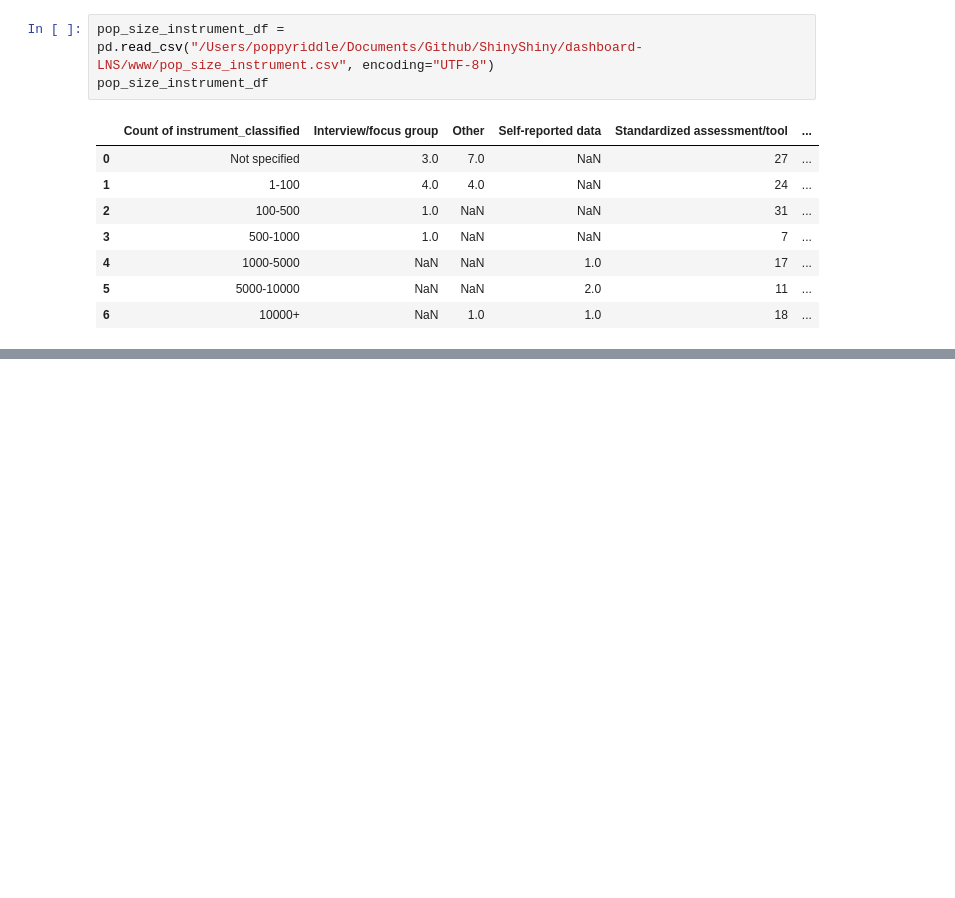
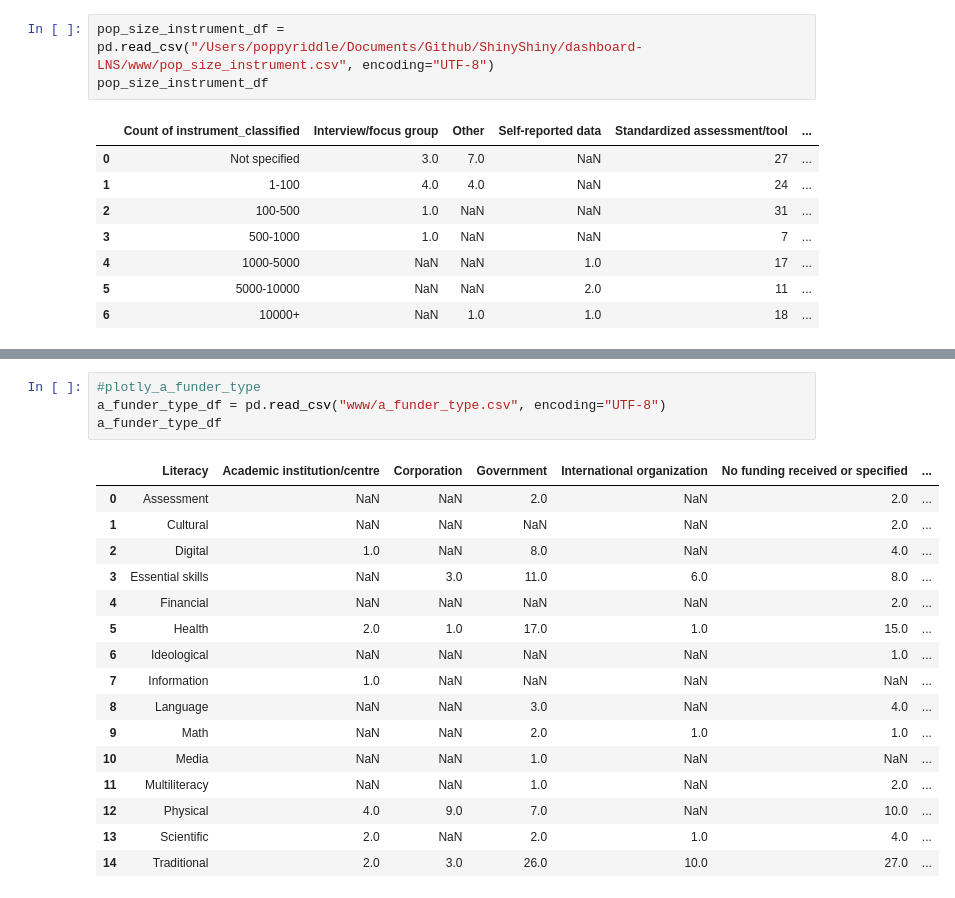
Before and after one commit to poppy-nicolette/ShinyShiny, a Jupyter notebook: dashboard-LNS/test_plots.ipynb, the cells around one changed output, grey strips where cells are left out. Cells and saved outputs as stored; diff of their text form; blank space fills up the shorter version.

```diff
--- a/dashboard-LNS/test_plots.ipynb
+++ b/dashboard-LNS/test_plots.ipynb
@@ -37,0 +64,21 @@ fig
+# %%
+#plotly_a_funder_type
+a_funder_type_df = pd.read_csv("www/a_funder_type.csv", encoding="UTF-8")
+a_funder_type_df
+# %% [output]
+|  | Literacy | Academic institution/centre | Corporation | Government | International organization | No funding received or specified | ... |
+| 0 | Assessment | NaN | NaN | 2.0 | NaN | 2.0 | ... |
+| 1 | Cultural | NaN | NaN | NaN | NaN | 2.0 | ... |
+| 2 | Digital | 1.0 | NaN | 8.0 | NaN | 4.0 | ... |
+| 3 | Essential skills | NaN | 3.0 | 11.0 | 6.0 | 8.0 | ... |
+| 4 | Financial | NaN | NaN | NaN | NaN | 2.0 | ... |
+| 5 | Health | 2.0 | 1.0 | 17.0 | 1.0 | 15.0 | ... |
+| 6 | Ideological | NaN | NaN | NaN | NaN | 1.0 | ... |
+| 7 | Information | 1.0 | NaN | NaN | NaN | NaN | ... |
+| 8 | Language | NaN | NaN | 3.0 | NaN | 4.0 | ... |
+| 9 | Math | NaN | NaN | 2.0 | 1.0 | 1.0 | ... |
+| 10 | Media | NaN | NaN | 1.0 | NaN | NaN | ... |
+| 11 | Multiliteracy | NaN | NaN | 1.0 | NaN | 2.0 | ... |
+| 12 | Physical | 4.0 | 9.0 | 7.0 | NaN | 10.0 | ... |
+| 13 | Scientific | 2.0 | NaN | 2.0 | 1.0 | 4.0 | ... |
+| 14 | Traditional | 2.0 | 3.0 | 26.0 | 10.0 | 27.0 | ... |
```
Also changed, not shown: parts of 6 cells of this notebook, 3 other files.
